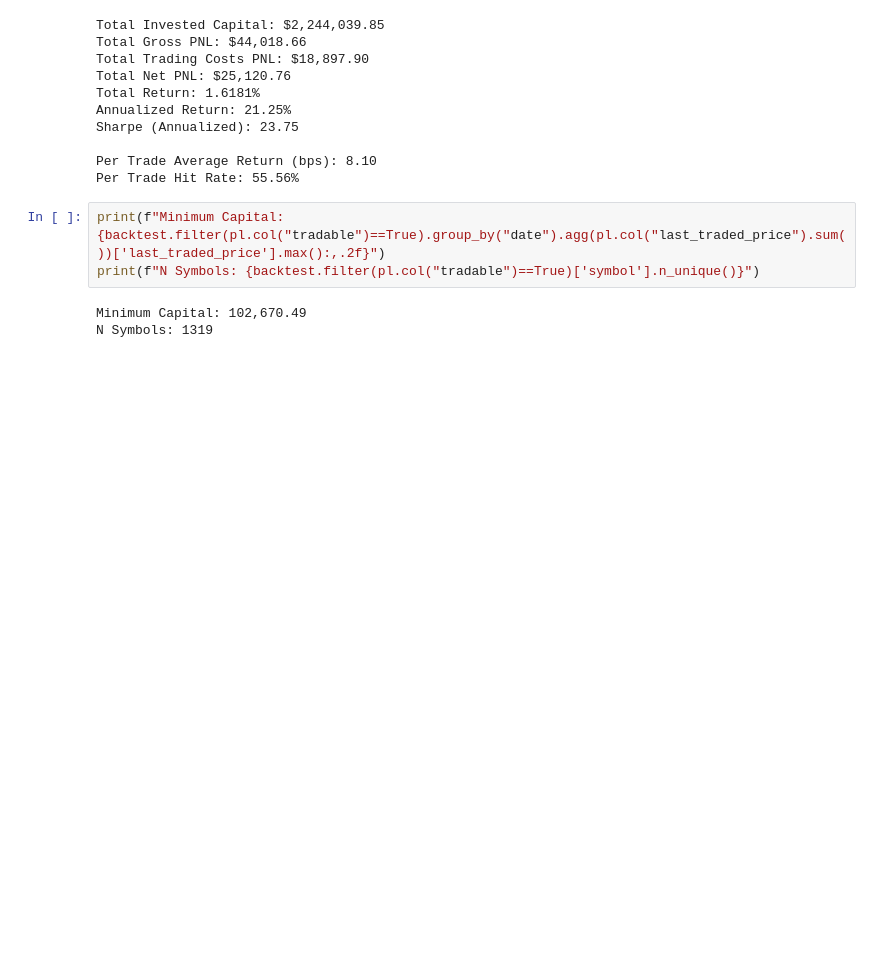
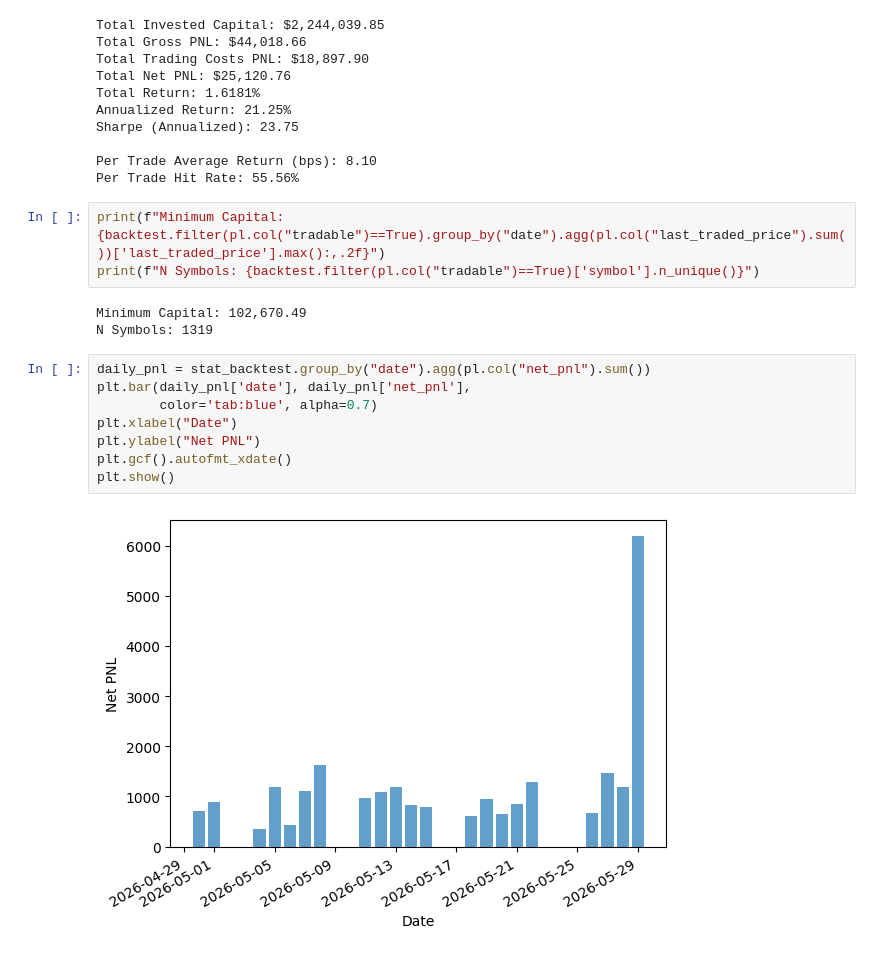
Before and after one commit to MichaelCusackNelkin/Summer_Research_2026, a Jupyter notebook: research-alpha/code/notebooks/test.ipynb, the cells around one changed output. Saved outputs shown, nothing was run; the diff lists cells and outputs as text; blank space fills up the shorter version.

Commit message:
backtesting

```diff
--- a/research-alpha/code/notebooks/test.ipynb
+++ b/research-alpha/code/notebooks/test.ipynb
@@ -275,3 +275,13 @@ print(f"N Symbols: {backtest.filter(pl.col("tradable")==True)['symbol'].n_unique
 # %% [output]
 Minimum Capital: 102,670.49
 N Symbols: 1319
+# %%
+daily_pnl = stat_backtest.group_by("date").agg(pl.col("net_pnl").sum())
+plt.bar(daily_pnl['date'], daily_pnl['net_pnl'],
+        color='tab:blue', alpha=0.7)
+plt.xlabel("Date")
+plt.ylabel("Net PNL")
+plt.gcf().autofmt_xdate()
+plt.show()
+# %% [output]
+[figure, added]
```
Also changed, not shown: parts of 1 cell of this notebook.
